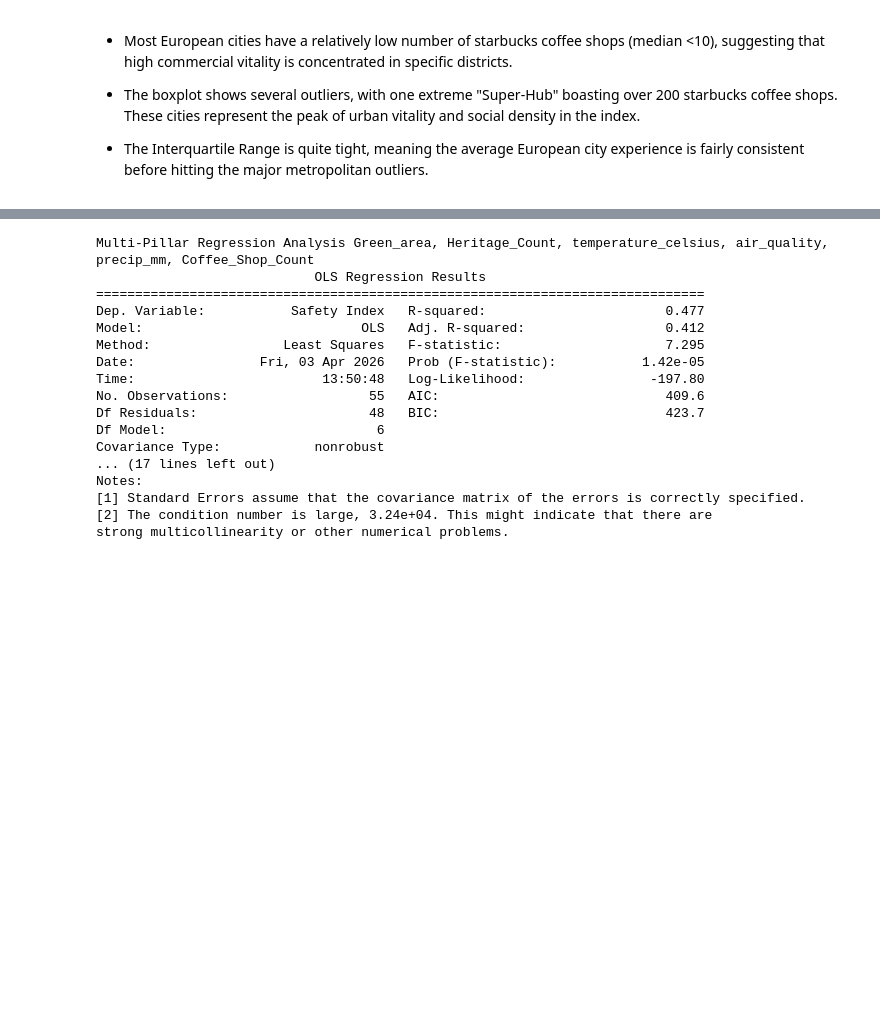
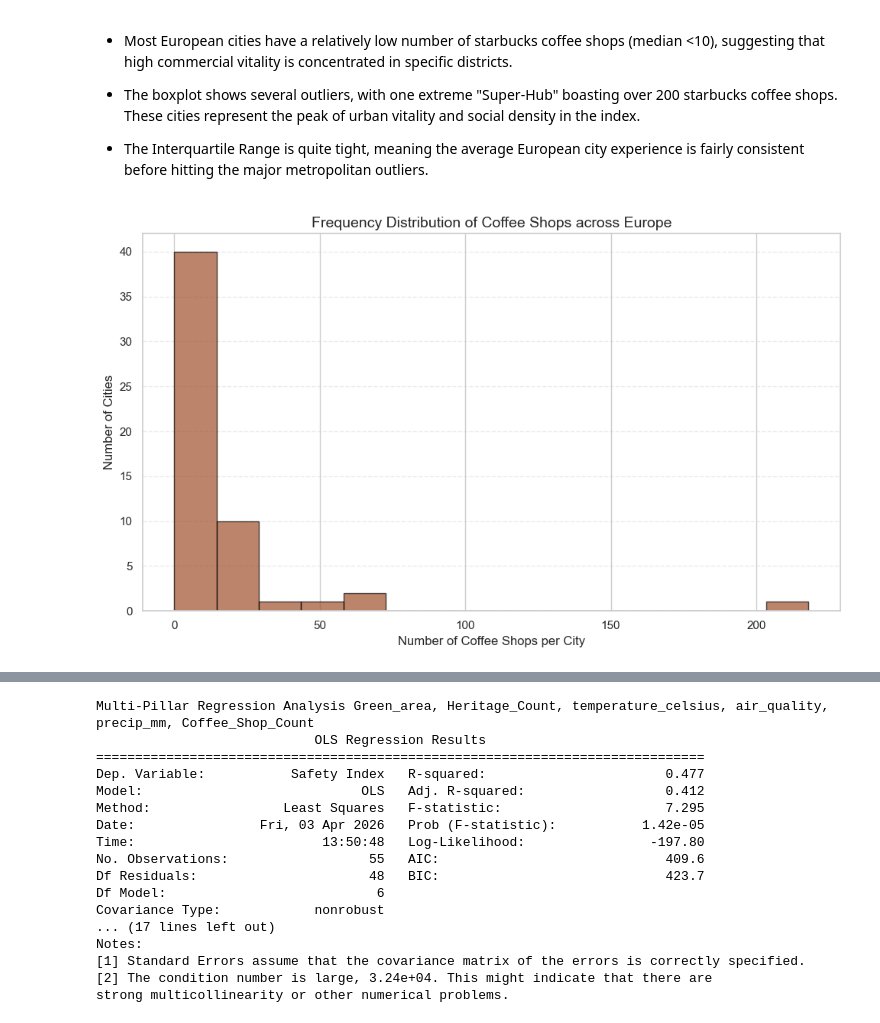
Before and after one commit to AoifeMurphy02/DAV_Specification_Index_Generation_and_Visualization, a Jupyter notebook: HGW_Index.ipynb, the cells around one changed output, grey strips where cells are left out. Cells and saved outputs as stored; diff of their text form; code cells hidden in the pictures; blank space fills up the shorter version.

Commit message:
viz: Histogram for starbucks coffee shops
 - added Histogram for the abount of starbucks coffee shops in cities

```diff
--- a/HGW_Index.ipynb
+++ b/HGW_Index.ipynb
@@ -964,3 +964,19 @@ plt.show()
 * The boxplot shows several outliers, with one extreme "Super-Hub" boasting over 200 starbucks coffee shops. These cities represent the peak of urban vitality and social density in the index.
 
 * The Interquartile Range is quite tight, meaning the average European city experience is fairly consistent before hitting the major metropolitan outliers.
+# %%
+#  Create the Histogram
+plt.figure(figsize=(10, 6))
+# Using 'sienna' to represent the coffee/vitality theme
+plt.hist(df_europe_master[col_name].dropna(), bins=15, color='sienna', edgecolor='black', alpha=0.7)
+
+# Labels for Histogram
+plt.title('Frequency Distribution of Coffee Shops across Europe', fontsize=14)
+plt.xlabel('Number of Coffee Shops per City', fontsize=12)
+plt.ylabel('Number of Cities', fontsize=12)
+
+plt.grid(axis='y', linestyle='--', alpha=0.4)
+plt.tight_layout()
+plt.show()
+# %% [output]
+[figure, added]
```
Also changed, not shown: parts of 1 cell of this notebook.
